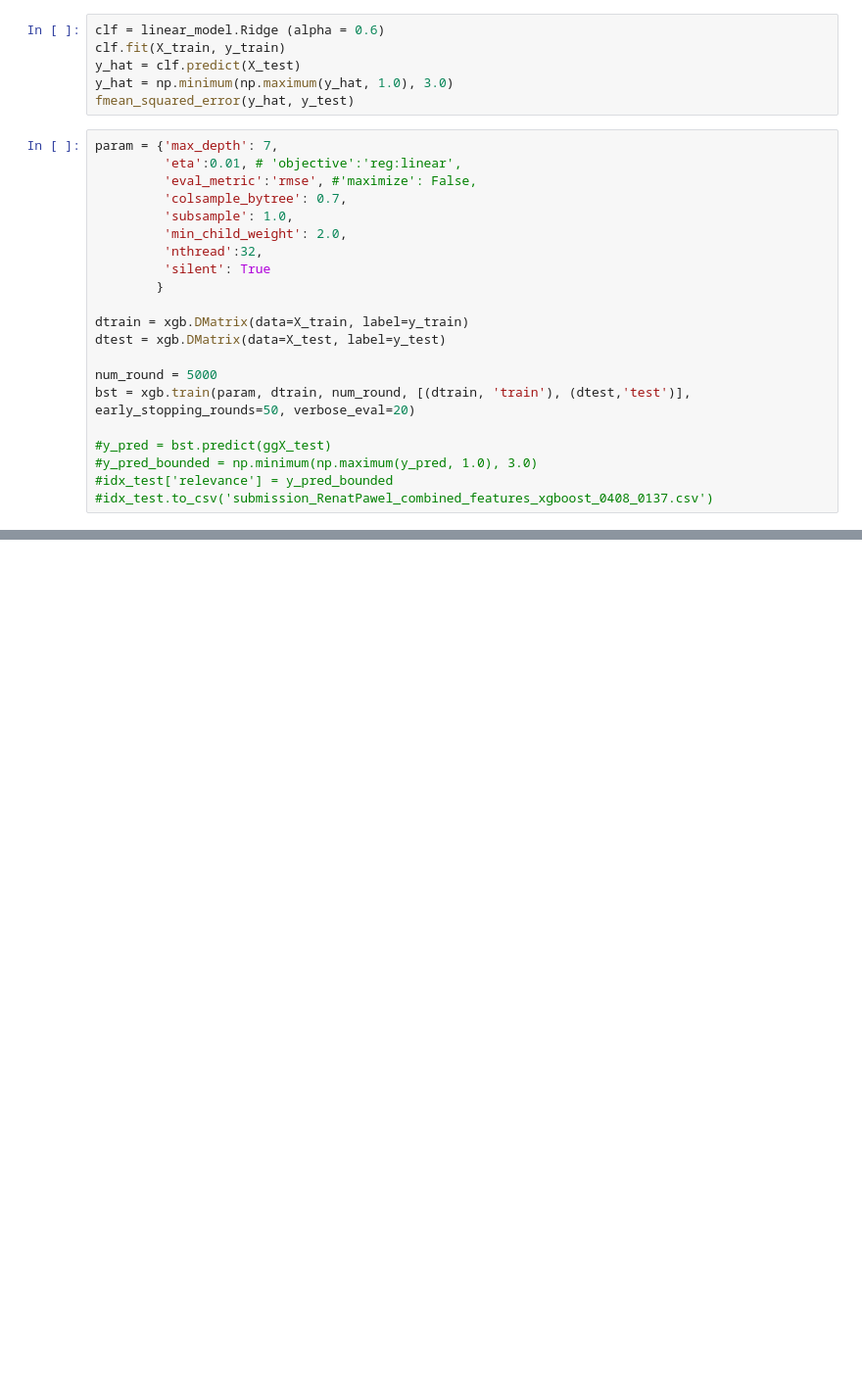
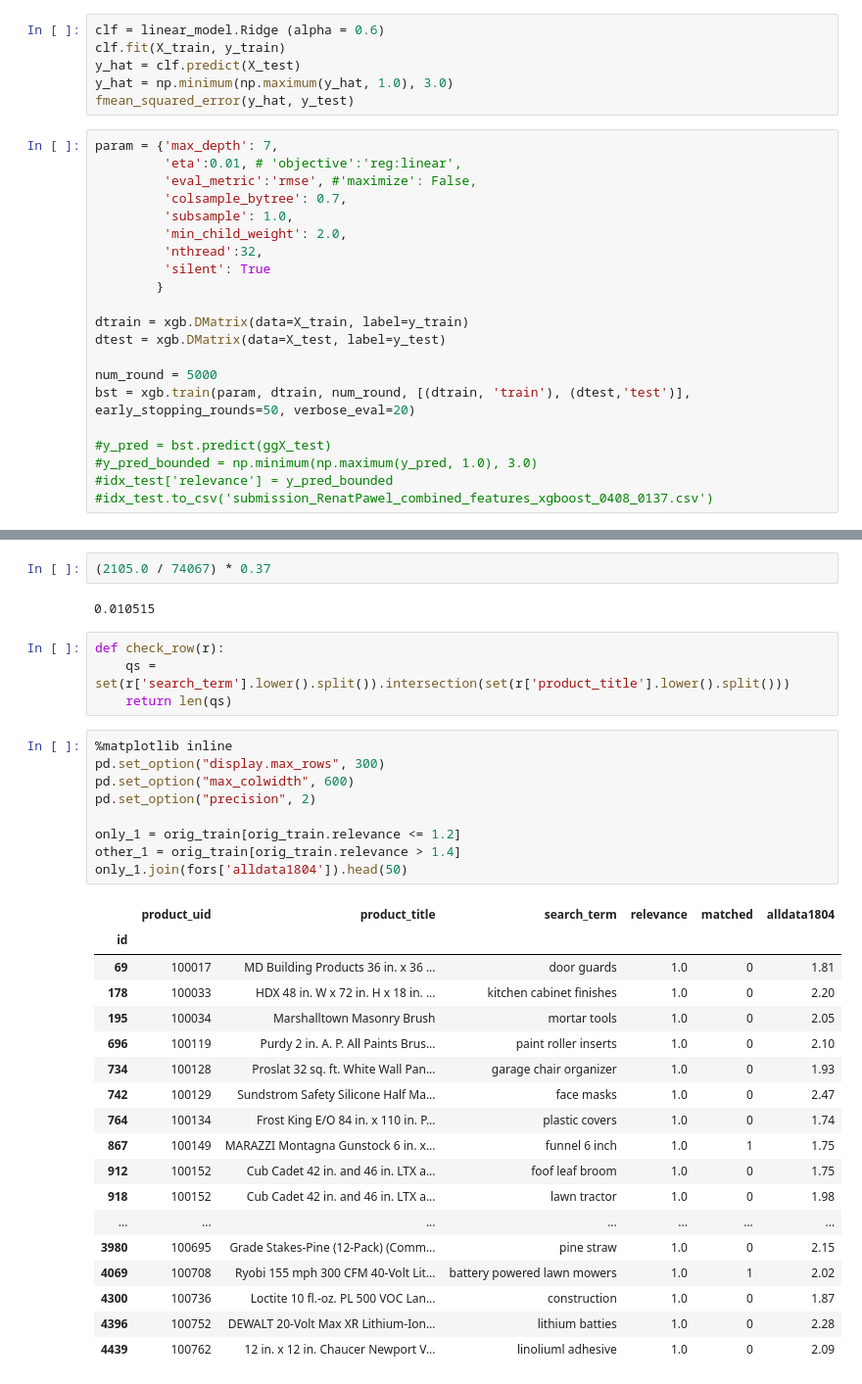
Before and after one commit to Bekbolatov/kaggle, a Jupyter notebook: events/hd/notebooks/features5_alexander.ipynb, the cells around one changed output, grey strips where cells are left out. Shown at 98% size. Cells and saved outputs as stored; diff of their text form; blank space fills up the shorter version.

```diff
--- a/events/hd/notebooks/features5_alexander.ipynb
+++ b/events/hd/notebooks/features5_alexander.ipynb
@@ -475,0 +674,36 @@ bst = xgb.train(param, dtrain, num_round, [(dtrain, 'train'), (dtest,'test')], e
+# %%
+(2105.0 / 74067) * 0.37
+# %% [output]
+0.010515
+# %%
+def check_row(r):
+    qs = set(r['search_term'].lower().split()).intersection(set(r['product_title'].lower().split()))
+    return len(qs)
+# %%
+%matplotlib inline
+pd.set_option("display.max_rows", 300)
+pd.set_option("max_colwidth", 600)
+pd.set_option("precision", 2)
+
+only_1 = orig_train[orig_train.relevance <= 1.2]
+other_1 = orig_train[orig_train.relevance > 1.4]
+only_1.join(fors['alldata1804']).head(50)
+# %% [output]
+|  | product_uid | product_title | search_term | relevance | matched | alldata1804 |
+| id |  |  |  |  |  |  |
+| 69 | 100017 | MD Building Products 36 in. x 36 ... | door guards | 1.0 | 0 | 1.81 |
+| 178 | 100033 | HDX 48 in. W x 72 in. H x 18 in. ... | kitchen cabinet finishes | 1.0 | 0 | 2.20 |
+| 195 | 100034 | Marshalltown Masonry Brush | mortar tools | 1.0 | 0 | 2.05 |
+| 696 | 100119 | Purdy 2 in. A. P. All Paints Brus... | paint roller inserts | 1.0 | 0 | 2.10 |
+| 734 | 100128 | Proslat 32 sq. ft. White Wall Pan... | garage chair organizer | 1.0 | 0 | 1.93 |
+| 742 | 100129 | Sundstrom Safety Silicone Half Ma... | face masks | 1.0 | 0 | 2.47 |
+| 764 | 100134 | Frost King E/O 84 in. x 110 in. P... | plastic covers | 1.0 | 0 | 1.74 |
+| 867 | 100149 | MARAZZI Montagna Gunstock 6 in. x... | funnel 6 inch | 1.0 | 1 | 1.75 |
+| 912 | 100152 | Cub Cadet 42 in. and 46 in. LTX a... | foof leaf broom | 1.0 | 0 | 1.75 |
+| 918 | 100152 | Cub Cadet 42 in. and 46 in. LTX a... | lawn tractor | 1.0 | 0 | 1.98 |
+| ... | ... | ... | ... | ... | ... | ... |
+| 3980 | 100695 | Grade Stakes-Pine (12-Pack) (Comm... | pine straw | 1.0 | 0 | 2.15 |
+| 4069 | 100708 | Ryobi 155 mph 300 CFM 40-Volt Lit... | battery powered lawn mowers | 1.0 | 1 | 2.02 |
+| 4300 | 100736 | Loctite 10 fl.-oz. PL 500 VOC Lan... | construction | 1.0 | 0 | 1.87 |
+| 4396 | 100752 | DEWALT 20-Volt Max XR Lithium-Ion... | lithium batties | 1.0 | 0 | 2.28 |
+| 4439 | 100762 | 12 in. x 12 in. Chaucer Newport V... | linoliuml adhesive | 1.0 | 0 | 2.09 |
```
Also changed, not shown: parts of 28 cells of this notebook, 7 other files.
